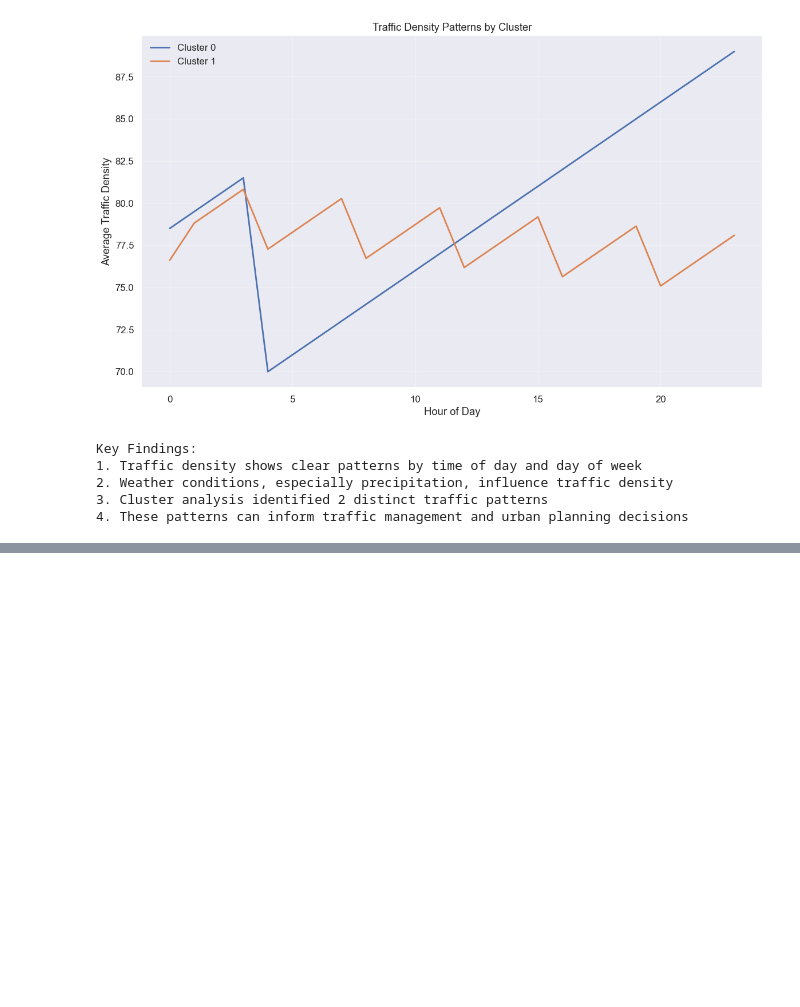
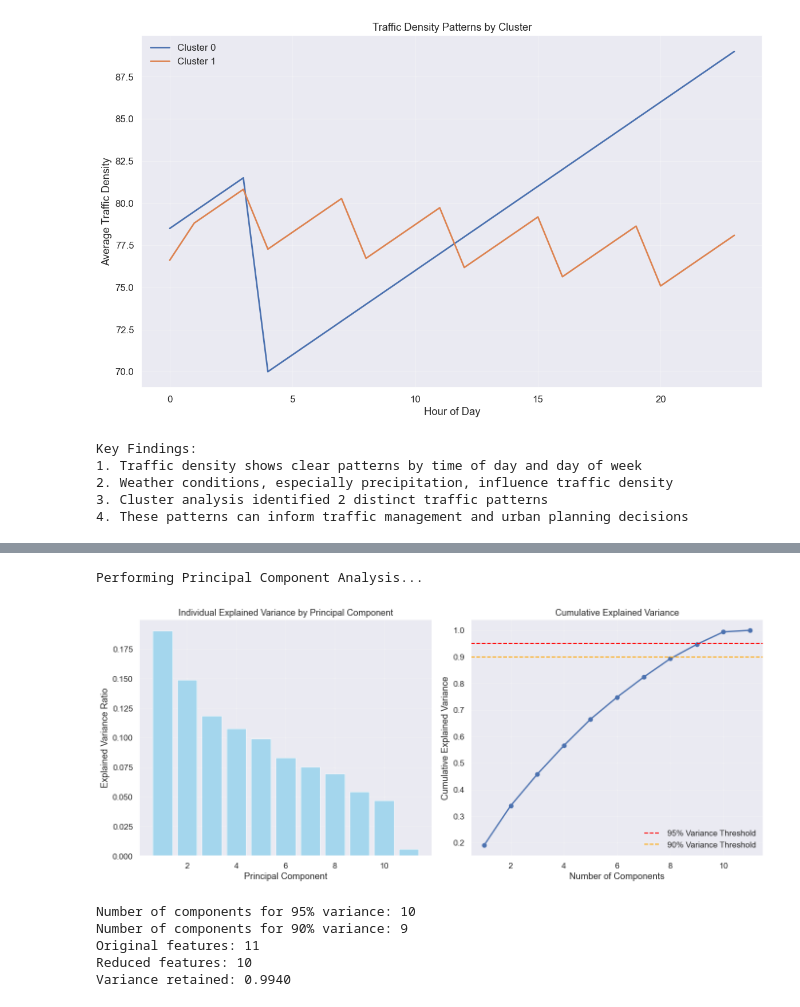
Before and after one commit to oguzkarcan/istanbul-traffic-analysis, a Jupyter notebook: Istanbul_Traffic_Analysis.ipynb, the cells around one changed output, grey strips where cells are left out. Cells and saved outputs as stored; diff of their text form; code cells hidden in the pictures; blank space fills up the shorter version.

Commit message:
Update Istanbul traffic analysis notebook with comprehensive statistical analysis and machine learning models

```diff
--- a/Istanbul_Traffic_Analysis.ipynb
+++ b/Istanbul_Traffic_Analysis.ipynb
@@ -299,0 +484,72 @@ Key Findings:
+# %%
+from sklearn.decomposition import PCA
+from sklearn.preprocessing import StandardScaler
+
+print("Performing Principal Component Analysis...")
+
+pca_features = [
+    'traffic_density', 'average_speed', 'vehicle_count',
+    'temperature', 'humidity', 'wind_speed', 'precipitation',
+    'hour', 'is_weekend', 'is_rush_hour', 'congestion_score'
+]
+
+pca_data_raw = enriched_data[pca_features].copy()
+pca_data_raw['is_weekend'] = pca_data_raw['is_weekend'].astype(int)
+pca_data_raw['is_rush_hour'] = pca_data_raw['is_rush_hour'].astype(int)
+
+scaler_pca = StandardScaler()
+pca_data = scaler_pca.fit_transform(pca_data_raw)
+
+pca = PCA()
+pca_result = pca.fit_transform(pca_data)
+
+explained_variance = pca.explained_variance_ratio_
+cumulative_variance = np.cumsum(explained_variance)
+
+plt.figure(figsize=(14, 6))
+
+plt.subplot(1, 2, 1)
+plt.bar(range(1, len(explained_variance) + 1), explained_variance, alpha=0.7, color='skyblue')
+plt.xlabel('Principal Component')
+plt.ylabel('Explained Variance Ratio')
+plt.title('Individual Explained Variance by Principal Component')
+plt.grid(True, alpha=0.3)
+
+plt.subplot(1, 2, 2)
+plt.plot(range(1, len(cumulative_variance) + 1), cumulative_variance, 'bo-', linewidth=2)
+plt.axhline(y=0.95, color='red', linestyle='--', label='95% Variance Threshold')
+plt.axhline(y=0.90, color='orange', linestyle='--', label='90% Variance Threshold')
+plt.xlabel('Number of Components')
+plt.ylabel('Cumulative Explained Variance')
+plt.title('Cumulative Explained Variance')
+plt.legend()
+plt.grid(True, alpha=0.3)
+
+plt.tight_layout()
+plt.show()
+
+n_components_95 = np.argmax(cumulative_variance >= 0.95) + 1
+n_components_90 = np.argmax(cumulative_variance >= 0.90) + 1
+
+print(f"Number of components for 95% variance: {n_components_95}")
+print(f"Number of components for 90% variance: {n_components_90}")
+
+pca_reduced = PCA(n_components=n_components_95)
+pca_result_reduced = pca_reduced.fit_transform(pca_data)
+
+pca_df = pd.DataFrame(
+    pca_result_reduced,
+    columns=[f'PC{i+1}' for i in range(n_components_95)]
+)
+
+print(f"Original features: {len(pca_features)}")
+print(f"Reduced features: {n_components_95}")
+print(f"Variance retained: {cumulative_variance[n_components_95-1]:.4f}")
+# %% [output]
+Performing Principal Component Analysis...
+[figure, added]
+Number of components for 95% variance: 10
+Number of components for 90% variance: 9
+Original features: 11
+Reduced features: 10
+Variance retained: 0.9940
```
Also changed, not shown: parts of 10 cells of this notebook.
